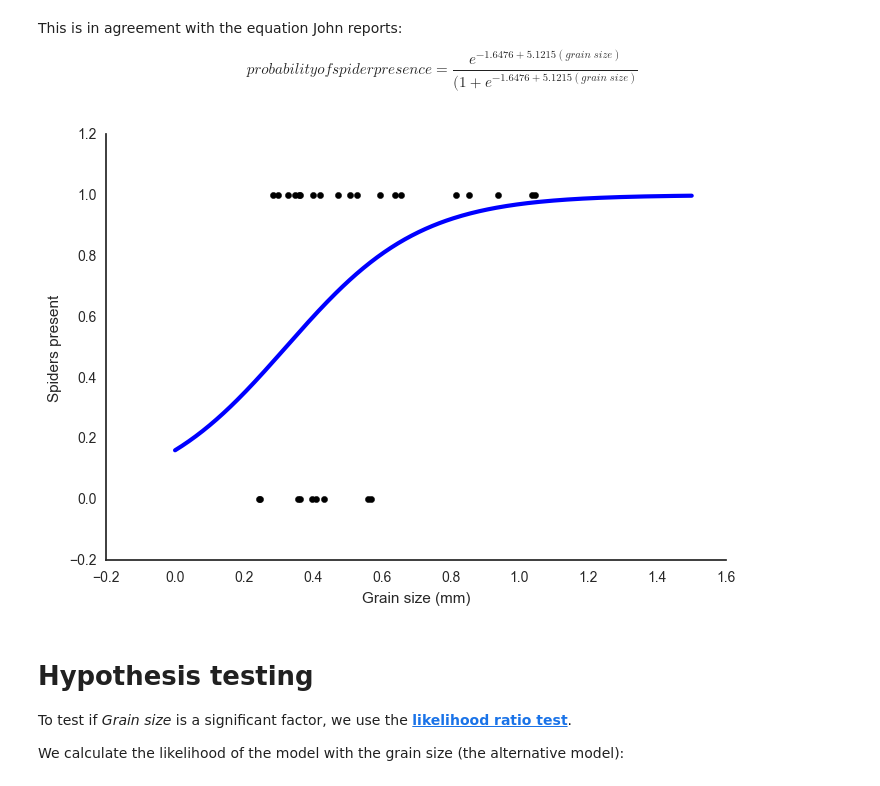
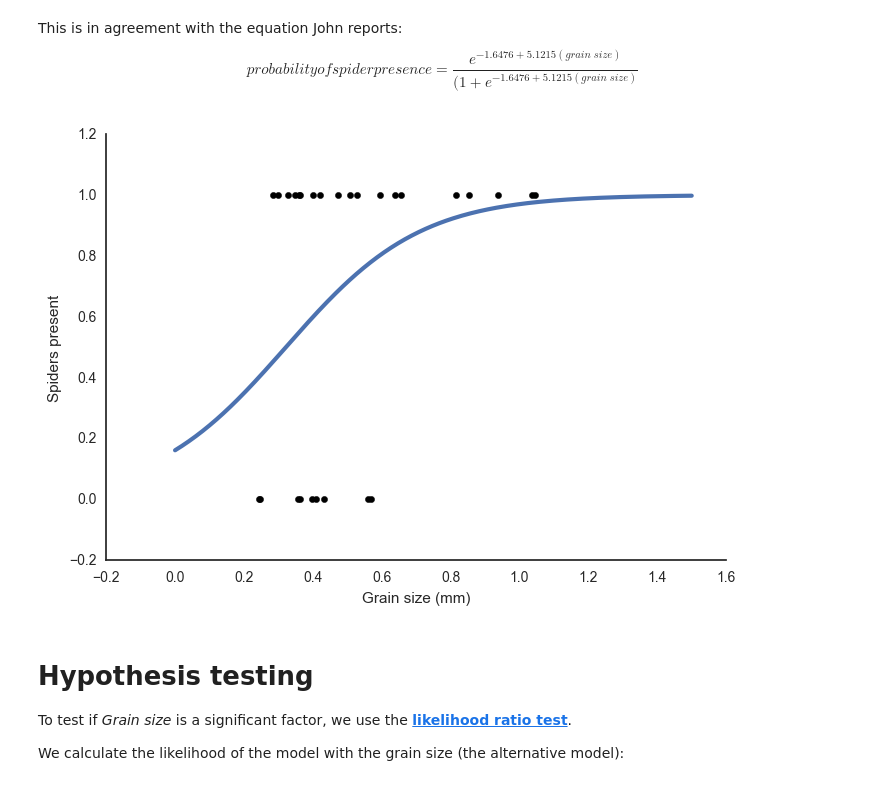
Before and after one commit to yoavram/ipython-notebooks, a Jupyter notebook: Simple logistic regression.ipynb, the cells around one changed output. Cells and saved outputs as stored; diff of their text form; code cells hidden in the pictures.

Commit message:
use expit

```diff
--- a/Simple logistic regression.ipynb
+++ b/Simple logistic regression.ipynb
@@ -84,18 +85,15 @@ $$
 # %%
 plt.scatter(df['Grain size (mm)'], df['Spiders'], color='black', zorder=20)
 X_test = np.linspace(0, 1.5, 300)
 
-
-def model(x):
-    return 1 / (1 + np.exp(-x))
-loss = model(X_test * clf.coef_ + clf.intercept_).ravel()
-plt.plot(X_test, loss, color='blue', linewidth=3)
+loss = scipy.special.expit(X_test * clf.coef_ + clf.intercept_).ravel()
+plt.plot(X_test, loss, linewidth=3)
 
 plt.xlabel('Grain size (mm)')
 plt.ylabel('Spiders present')
 sns.despine()
 # %% [output]
-[figure, old version]
+[figure, new version]
 # %% [markdown]
 # Hypothesis testing
 
```
Also changed, not shown: parts of 1 cell of this notebook.
